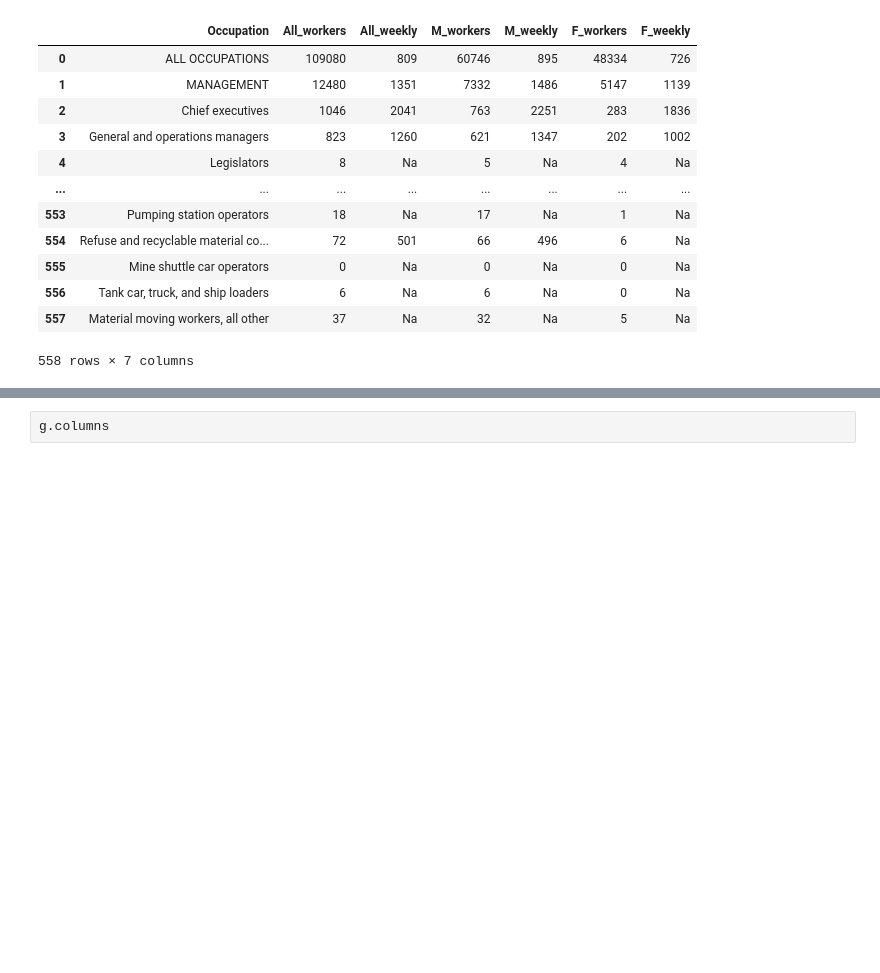
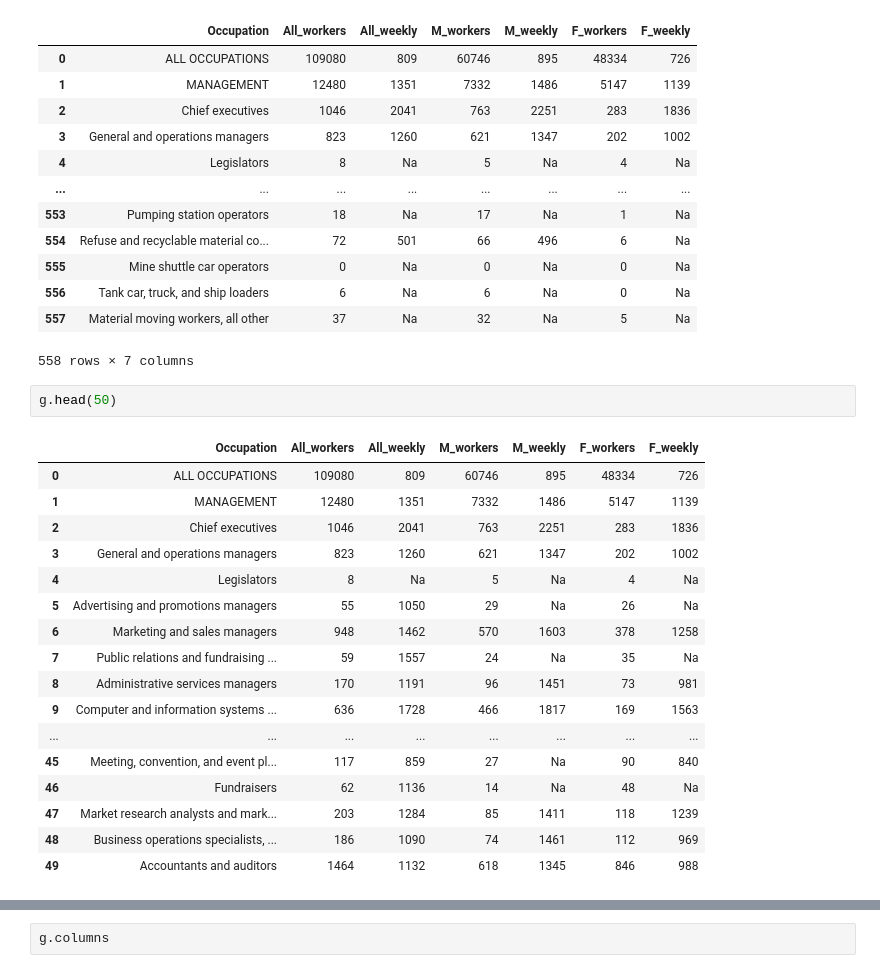
Before and after one commit to IsabelRomoBru/DS102024, a Jupyter notebook: eda/genero2.ipynb, the cells around one changed output, grey strips where cells are left out. Saved outputs shown, nothing was run; the diff lists cells and outputs as text; blank space fills up the shorter version.

```diff
--- a/eda/genero2.ipynb
+++ b/eda/genero2.ipynb
@@ -19,3 +68,23 @@ g
 | 556 | Tank car, truck, and ship loaders | 6 | Na | 6 | Na | 0 | Na |
 | 557 | Material moving workers, all other | 37 | Na | 32 | Na | 5 | Na |
 558 rows × 7 columns
+# %%
+g.head(50)
+# %% [output]
+|  | Occupation | All_workers | All_weekly | M_workers | M_weekly | F_workers | F_weekly |
+| 0 | ALL OCCUPATIONS | 109080 | 809 | 60746 | 895 | 48334 | 726 |
+| 1 | MANAGEMENT | 12480 | 1351 | 7332 | 1486 | 5147 | 1139 |
+| 2 | Chief executives | 1046 | 2041 | 763 | 2251 | 283 | 1836 |
+| 3 | General and operations managers | 823 | 1260 | 621 | 1347 | 202 | 1002 |
+| 4 | Legislators | 8 | Na | 5 | Na | 4 | Na |
+| 5 | Advertising and promotions managers | 55 | 1050 | 29 | Na | 26 | Na |
+| 6 | Marketing and sales managers | 948 | 1462 | 570 | 1603 | 378 | 1258 |
+| 7 | Public relations and fundraising ... | 59 | 1557 | 24 | Na | 35 | Na |
+| 8 | Administrative services managers | 170 | 1191 | 96 | 1451 | 73 | 981 |
+| 9 | Computer and information systems ... | 636 | 1728 | 466 | 1817 | 169 | 1563 |
+| ... | ... | ... | ... | ... | ... | ... | ... |
+| 45 | Meeting, convention, and event pl... | 117 | 859 | 27 | Na | 90 | 840 |
+| 46 | Fundraisers | 62 | 1136 | 14 | Na | 48 | Na |
+| 47 | Market research analysts and mark... | 203 | 1284 | 85 | 1411 | 118 | 1239 |
+| 48 | Business operations specialists, ... | 186 | 1090 | 74 | 1461 | 112 | 969 |
+| 49 | Accountants and auditors | 1464 | 1132 | 618 | 1345 | 846 | 988 |
```
Also changed, not shown: parts of 18 cells of this notebook, 2 other files.
